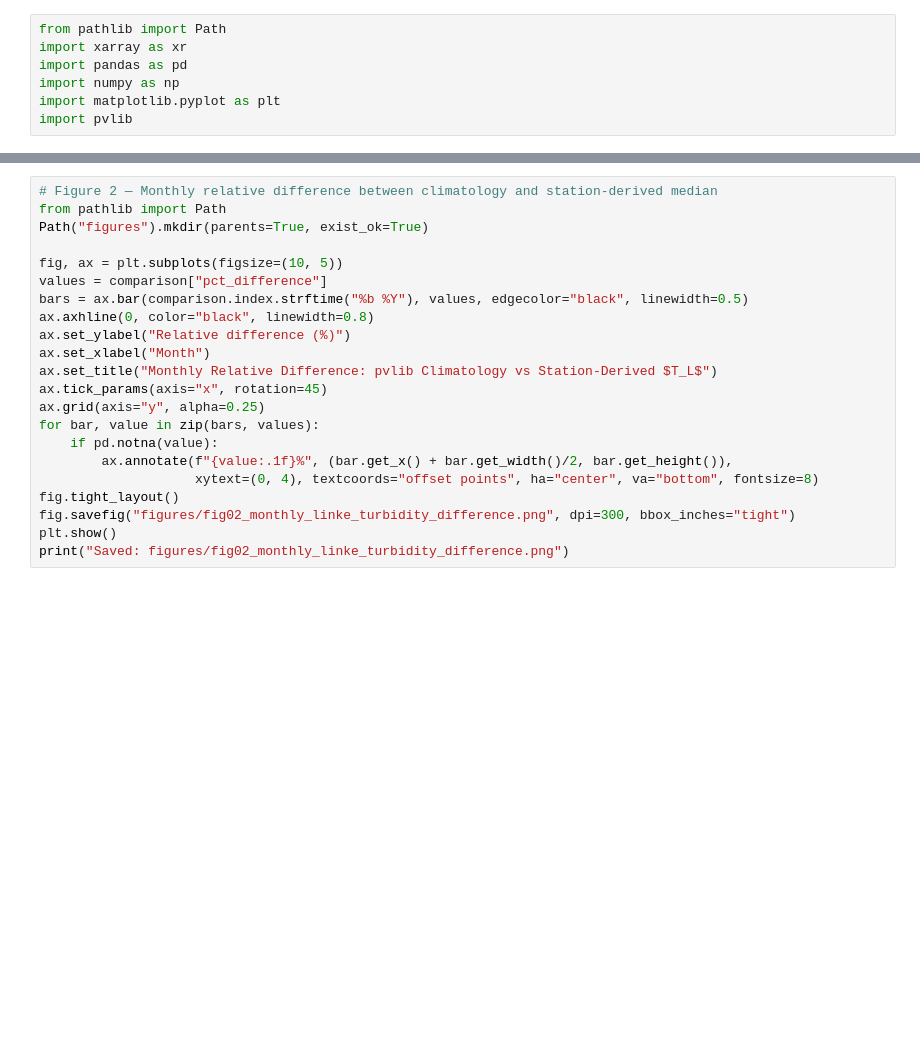
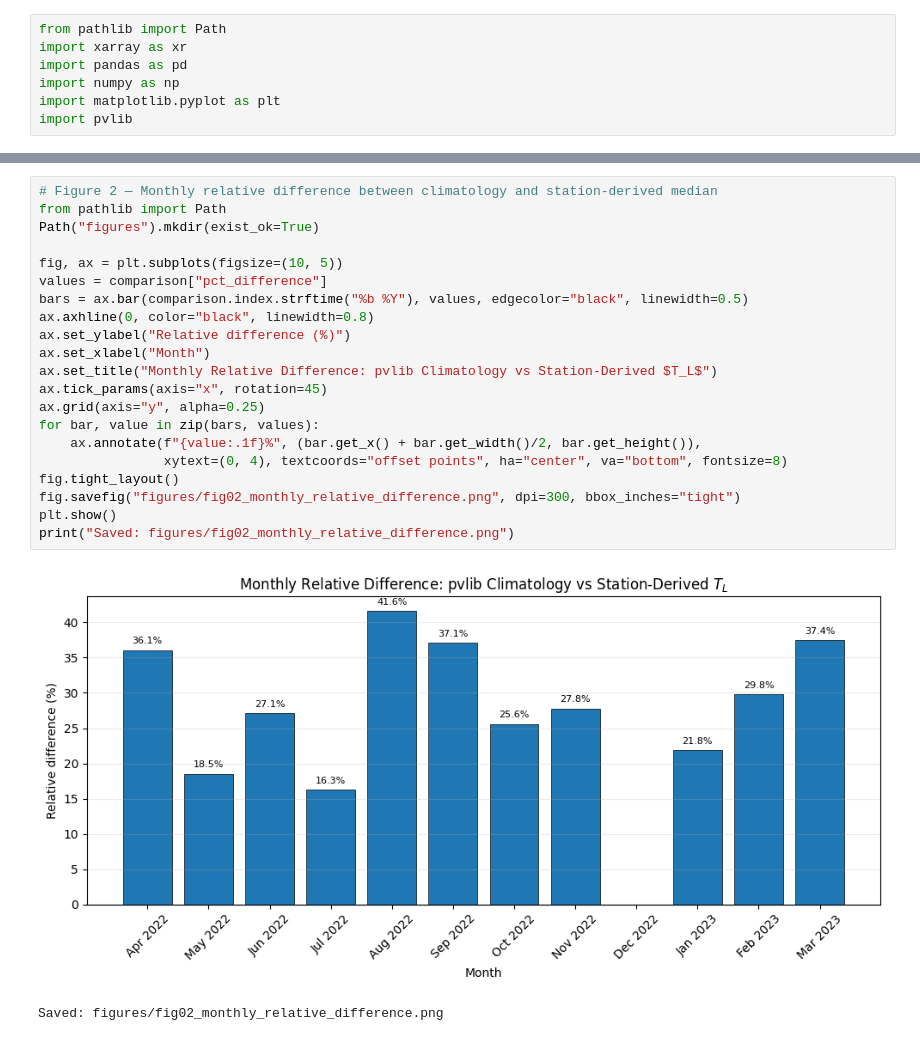
Before and after one commit to Sukumrn/linke-turbidity-validation, a Jupyter notebook: notebooks/01_linke_turbidity_exploratory.ipynb, the cells around one changed output, grey strips where cells are left out. Saved outputs shown, nothing was run; the diff lists cells and outputs as text; blank space fills up the shorter version.

```diff
--- a/notebooks/01_linke_turbidity_exploratory.ipynb
+++ b/notebooks/01_linke_turbidity_exploratory.ipynb
@@ -211,23 +348,25 @@ plt.show()
 # %%
 # Figure 2 — Monthly relative difference between climatology and station-derived median
 from pathlib import Path
-Path("figures").mkdir(parents=True, exist_ok=True)
+Path("figures").mkdir(exist_ok=True)
 
 fig, ax = plt.subplots(figsize=(10, 5))
 values = comparison["pct_difference"]
 bars = ax.bar(comparison.index.strftime("%b %Y"), values, edgecolor="black", linewidth=0.5)
 ax.axhline(0, color="black", linewidth=0.8)
 ax.set_ylabel("Relative difference (%)")
 ax.set_xlabel("Month")
 ax.set_title("Monthly Relative Difference: pvlib Climatology vs Station-Derived $T_L$")
 ax.tick_params(axis="x", rotation=45)
 ax.grid(axis="y", alpha=0.25)
 for bar, value in zip(bars, values):
-    if pd.notna(value):
-        ax.annotate(f"{value:.1f}%", (bar.get_x() + bar.get_width()/2, bar.get_height()),
-                    xytext=(0, 4), textcoords="offset points", ha="center", va="bottom", fontsize=8)
+    ax.annotate(f"{value:.1f}%", (bar.get_x() + bar.get_width()/2, bar.get_height()),
+                xytext=(0, 4), textcoords="offset points", ha="center", va="bottom", fontsize=8)
 fig.tight_layout()
-fig.savefig("figures/fig02_monthly_linke_turbidity_difference.png", dpi=300, bbox_inches="tight")
+fig.savefig("figures/fig02_monthly_relative_difference.png", dpi=300, bbox_inches="tight")
 plt.show()
-print("Saved: figures/fig02_monthly_linke_turbidity_difference.png")
+print("Saved: figures/fig02_monthly_relative_difference.png")
+# %% [output]
+[figure, added]
+Saved: figures/fig02_monthly_relative_difference.png
 # %%
```
Also changed, not shown: parts of 32 cells of this notebook.
